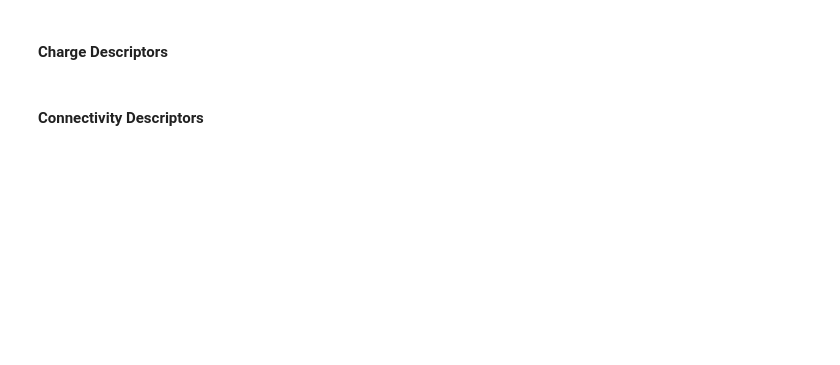
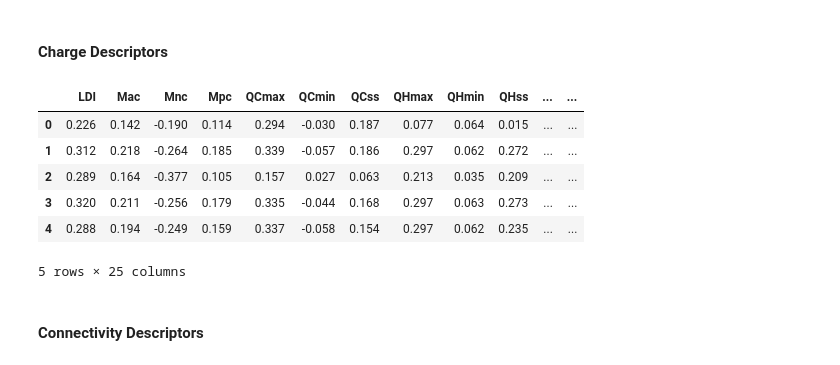
Before and after one commit to BeckResearchLab/PyMolSAR, a Jupyter notebook: examples/usp inhibition/Descriptors Calculation.ipynb, the cells around one changed output. Drawn from its saved outputs; the diff is of its cells as text; code cells hidden in the pictures; blank space fills up the shorter version.

```diff
--- a/examples/usp inhibition/Descriptors Calculation.ipynb
+++ b/examples/usp inhibition/Descriptors Calculation.ipynb
@@ -61,10 +75,18 @@ cats2d_descriptors.head()
 # %% [markdown]
 #### Charge Descriptors
 # %%
-import charge
-charge_descriptors = charge.GetCharge(df_x)
+from smdt import charge
+charge_descriptors = charge.GetCharge(df_x.head())
 charge_descriptors.to_csv('Charge_Descriptors.csv',encoding='utf-8')
 charge_descriptors.head()
+# %% [output]
+|  | LDI | Mac | Mnc | Mpc | QCmax | QCmin | QCss | QHmax | QHmin | QHss | ... | ... |
+| 0 | 0.226 | 0.142 | -0.190 | 0.114 | 0.294 | -0.030 | 0.187 | 0.077 | 0.064 | 0.015 | ... | ... |
+| 1 | 0.312 | 0.218 | -0.264 | 0.185 | 0.339 | -0.057 | 0.186 | 0.297 | 0.062 | 0.272 | ... | ... |
+| 2 | 0.289 | 0.164 | -0.377 | 0.105 | 0.157 | 0.027 | 0.063 | 0.213 | 0.035 | 0.209 | ... | ... |
+| 3 | 0.320 | 0.211 | -0.256 | 0.179 | 0.335 | -0.044 | 0.168 | 0.297 | 0.063 | 0.273 | ... | ... |
+| 4 | 0.288 | 0.194 | -0.249 | 0.159 | 0.337 | -0.058 | 0.154 | 0.297 | 0.062 | 0.235 | ... | ... |
+5 rows × 25 columns
 # %% [markdown]
 #### Connectivity Descriptors
 # %%
```
Also changed, not shown: parts of 8 cells of this notebook, 5 other files.
